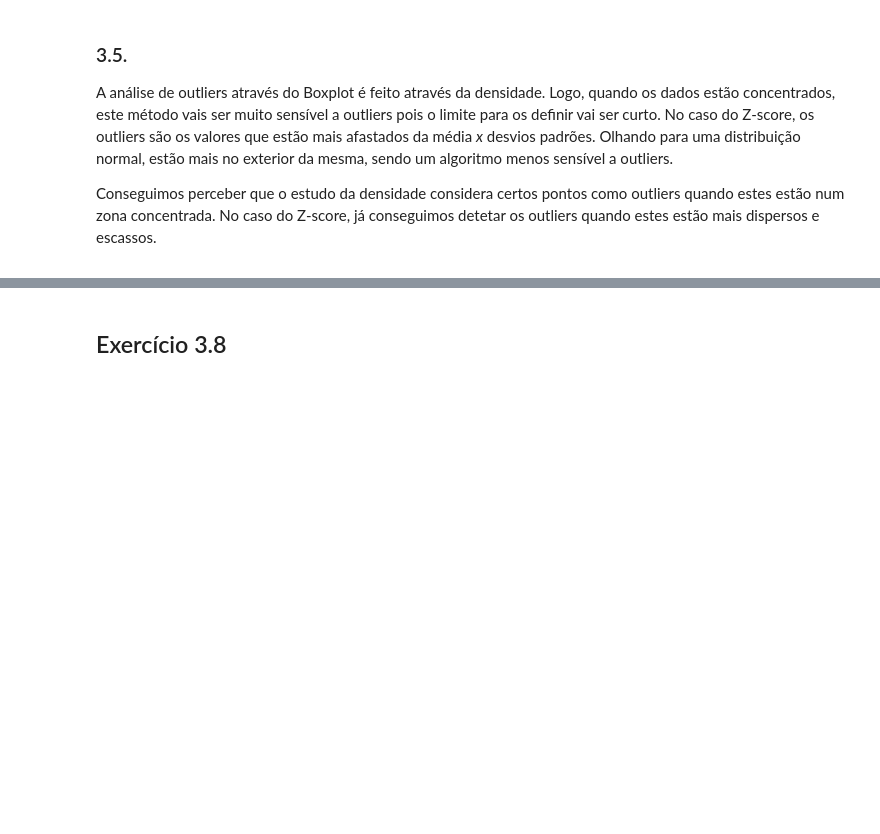
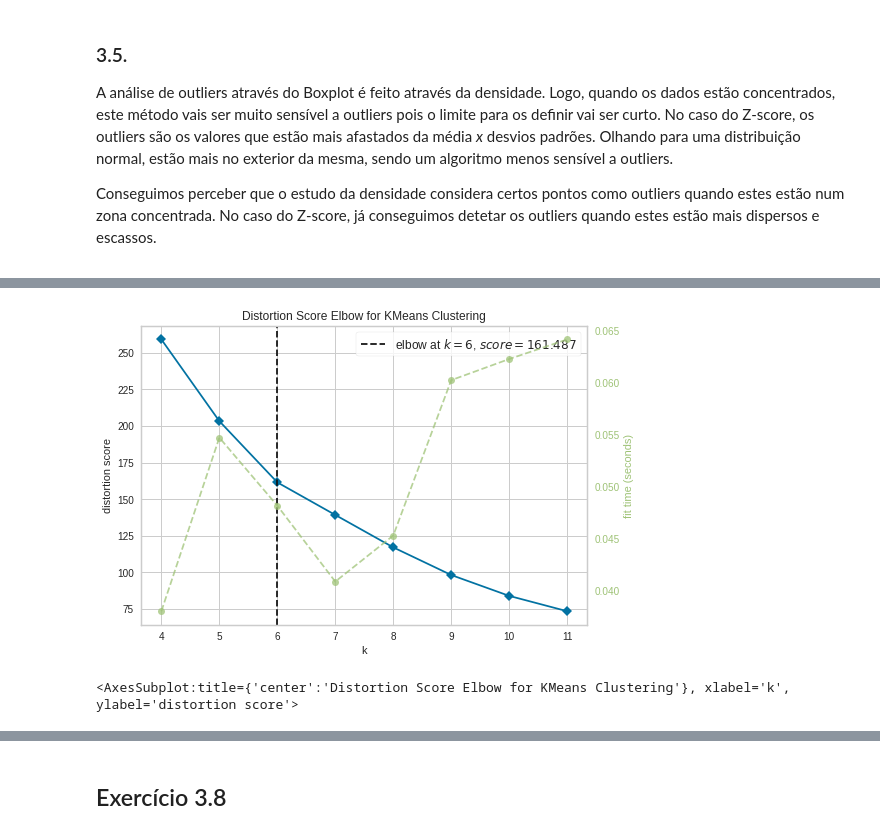
Before and after one commit to leonorcoelh0/TCD, a Jupyter notebook: Code/mainActivityNew.ipynb, the cells around one changed output, grey strips where cells are left out. Drawn from its saved outputs; the diff is of its cells as text; code cells hidden in the pictures; blank space fills up the shorter version.

```diff
--- a/Code/mainActivityNew.ipynb
+++ b/Code/mainActivityNew.ipynb
@@ -430,0 +523,16 @@ KeyboardInterrupt:
+# %%
+elbow = np.array(elbow)
+# plt.plot(clusters_values,elbow[:,0])
+
+# display(kmeans_vec)
+model = KMeans()
+visualizer = KElbowVisualizer(model, k=(4,12))
+
+act = 8
+x = data.loc[data['Act_Label'] == act,['Acc_X','Acc_Y']].to_numpy()
+# print(x)
+visualizer.fit(x)        # Fit the data to the visualizer
+visualizer.show()
+# %% [output]
+[figure, added]
+<AxesSubplot:title={'center':'Distortion Score Elbow for KMeans Clustering'}, xlabel='k', ylabel='distortion score'>
```
Also changed, not shown: parts of 11 cells of this notebook.
